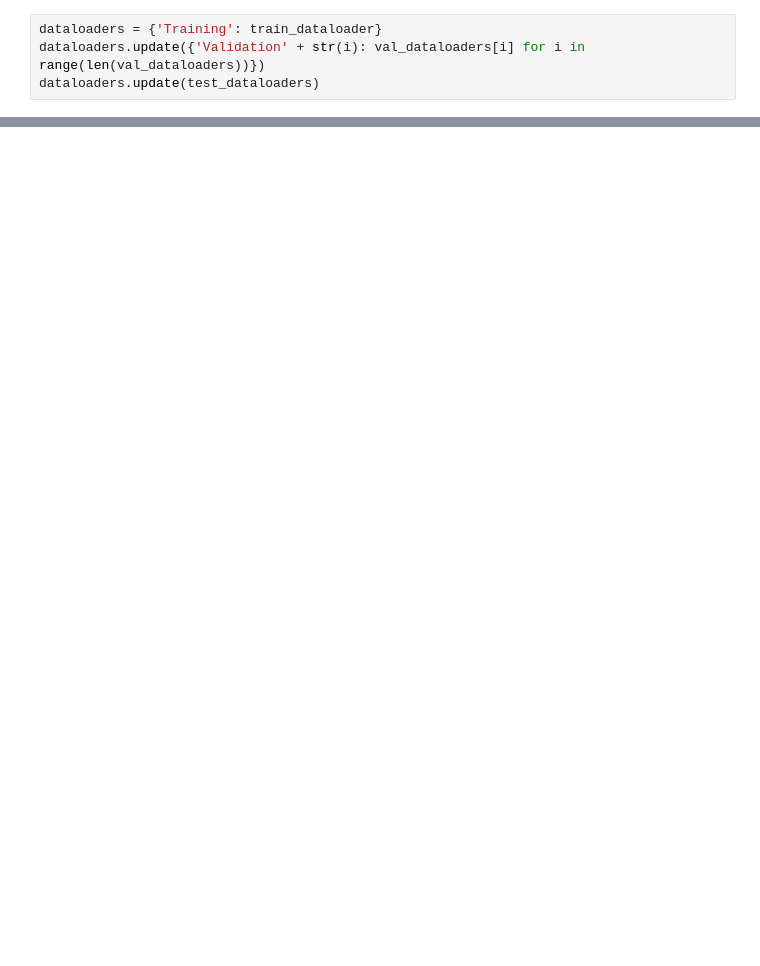
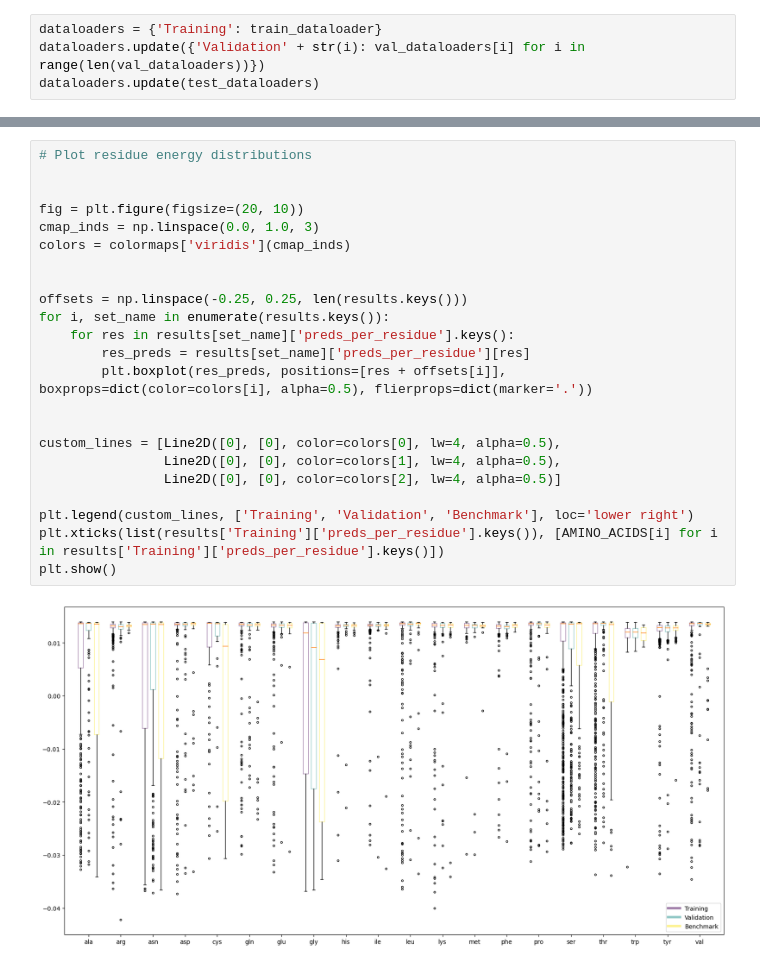
Before and after one commit to FabianTraxler/ag_binding_affinity, a Jupyter notebook: src/experiments/test_network_predictions/test_network_predictions.ipynb, the cells around one changed output, grey strips where cells are left out. Cells and saved outputs as stored; diff of their text form; blank space fills up the shorter version.

Commit message:
Added plots for model per-residue evaluation notebook

```diff
--- a/src/experiments/test_network_predictions/test_network_predictions.ipynb
+++ b/src/experiments/test_network_predictions/test_network_predictions.ipynb
@@ -170,0 +192,25 @@ for set_name, dataloader in dataloaders.items():
+# %%
+# Plot residue energy distributions
+
+
+fig = plt.figure(figsize=(20, 10))
+cmap_inds = np.linspace(0.0, 1.0, 3)
+colors = colormaps['viridis'](cmap_inds)
+
+
+offsets = np.linspace(-0.25, 0.25, len(results.keys()))
+for i, set_name in enumerate(results.keys()):
+    for res in results[set_name]['preds_per_residue'].keys():
+        res_preds = results[set_name]['preds_per_residue'][res]
+        plt.boxplot(res_preds, positions=[res + offsets[i]], boxprops=dict(color=colors[i], alpha=0.5), flierprops=dict(marker='.'))
+
+
+custom_lines = [Line2D([0], [0], color=colors[0], lw=4, alpha=0.5),
+                Line2D([0], [0], color=colors[1], lw=4, alpha=0.5),
+                Line2D([0], [0], color=colors[2], lw=4, alpha=0.5)]
+
+plt.legend(custom_lines, ['Training', 'Validation', 'Benchmark'], loc='lower right')
+plt.xticks(list(results['Training']['preds_per_residue'].keys()), [AMINO_ACIDS[i] for i in results['Training']['preds_per_residue'].keys()])
+plt.show()
+# %% [output]
+[figure, added]
```
Also changed, not shown: parts of 7 cells of this notebook, 1 other file.
